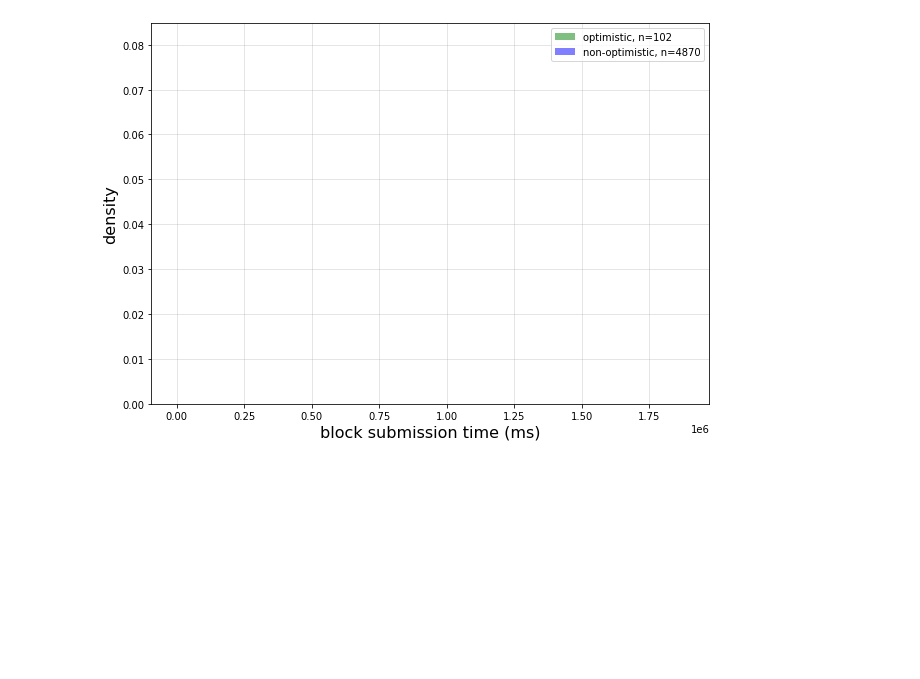
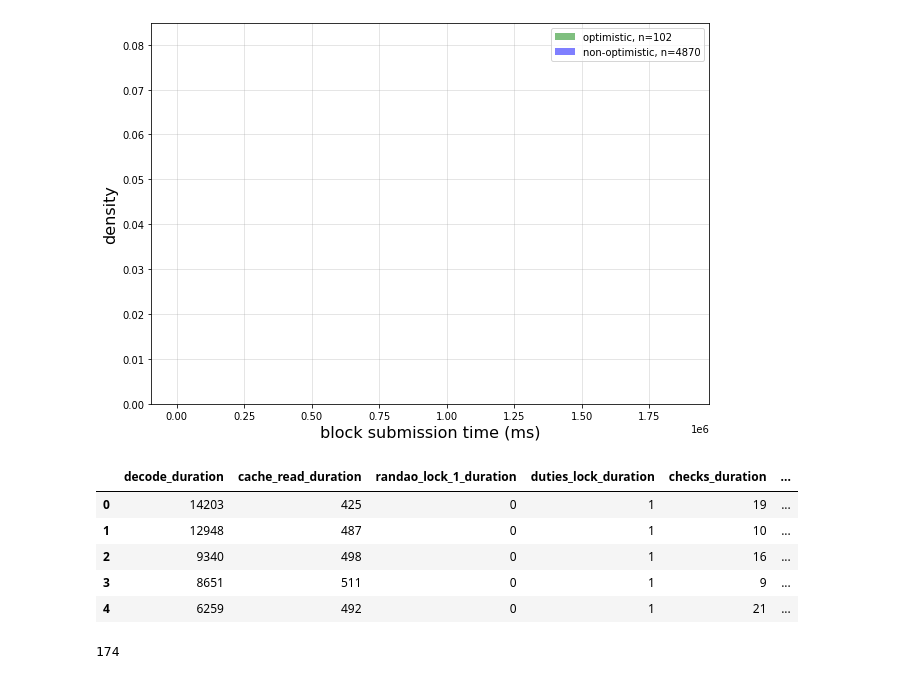
Before and after one commit to michaelneuder/relay-data, a Jupyter notebook: hifi.ipynb, the cells around one changed output. Cells and saved outputs as stored; diff of their text form; code cells hidden in the pictures; blank space fills up the shorter version.

Commit message:
full profile

```diff
--- a/hifi.ipynb
+++ b/hifi.ipynb
@@ -159,3 +159,17 @@ ax.set_ylabel('density', size=16)
 plt.show()
 # %% [output]
 [figure]
+# %%
+df = pd.read_csv('profile.csv')
+df.head()
+# %% [output]
+|  | decode_duration | cache_read_duration | randao_lock_1_duration | duties_lock_duration | checks_duration | ... |
+| 0 | 14203 | 425 | 0 | 1 | 19 | ... |
+| 1 | 12948 | 487 | 0 | 1 | 10 | ... |
+| 2 | 9340 | 498 | 0 | 1 | 16 | ... |
+| 3 | 8651 | 511 | 0 | 1 | 9 | ... |
+| 4 | 6259 | 492 | 0 | 1 | 21 | ... |
+# %%
+len(df)
+# %% [output]
+174
```
Also changed, not shown: parts of 10 cells of this notebook, 3 other files.
